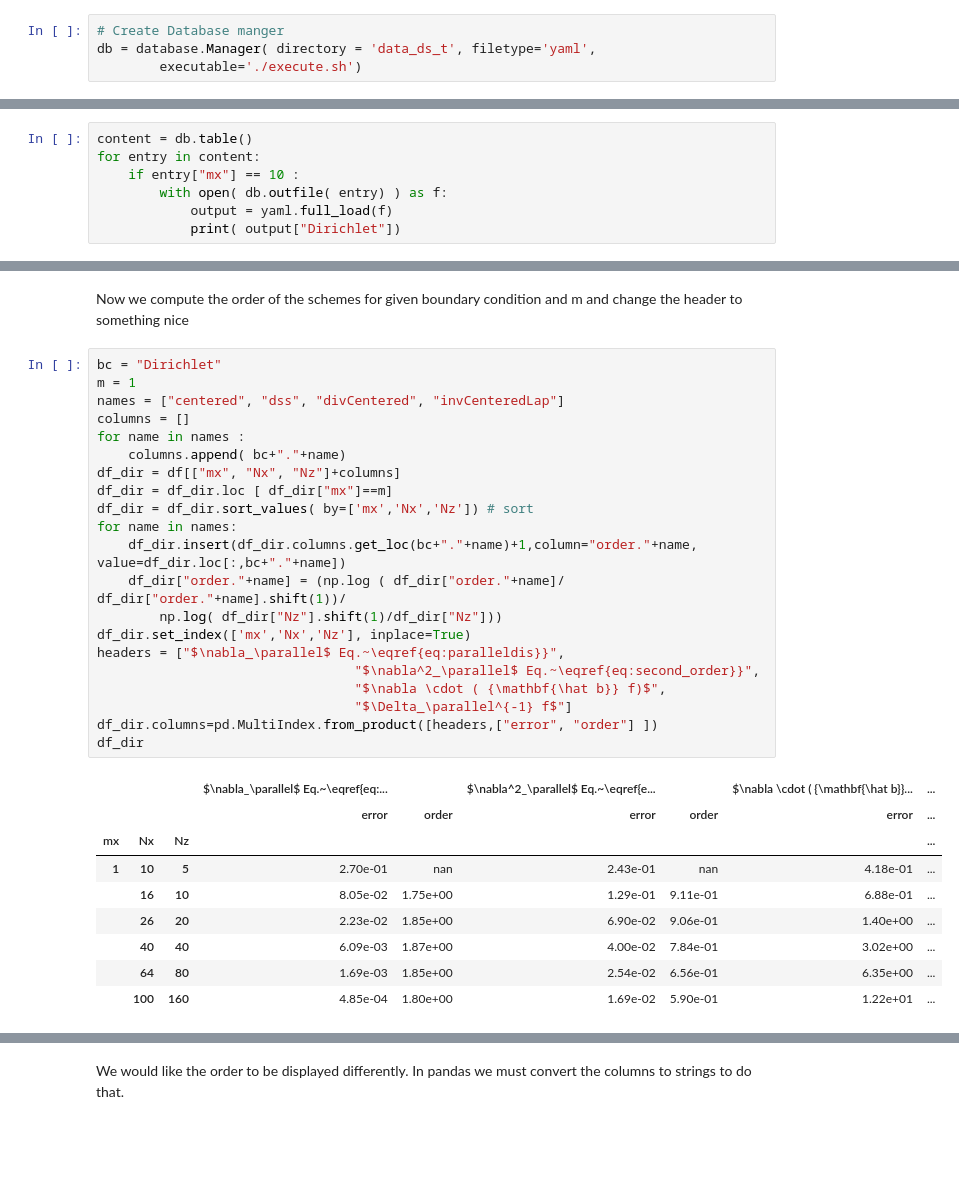
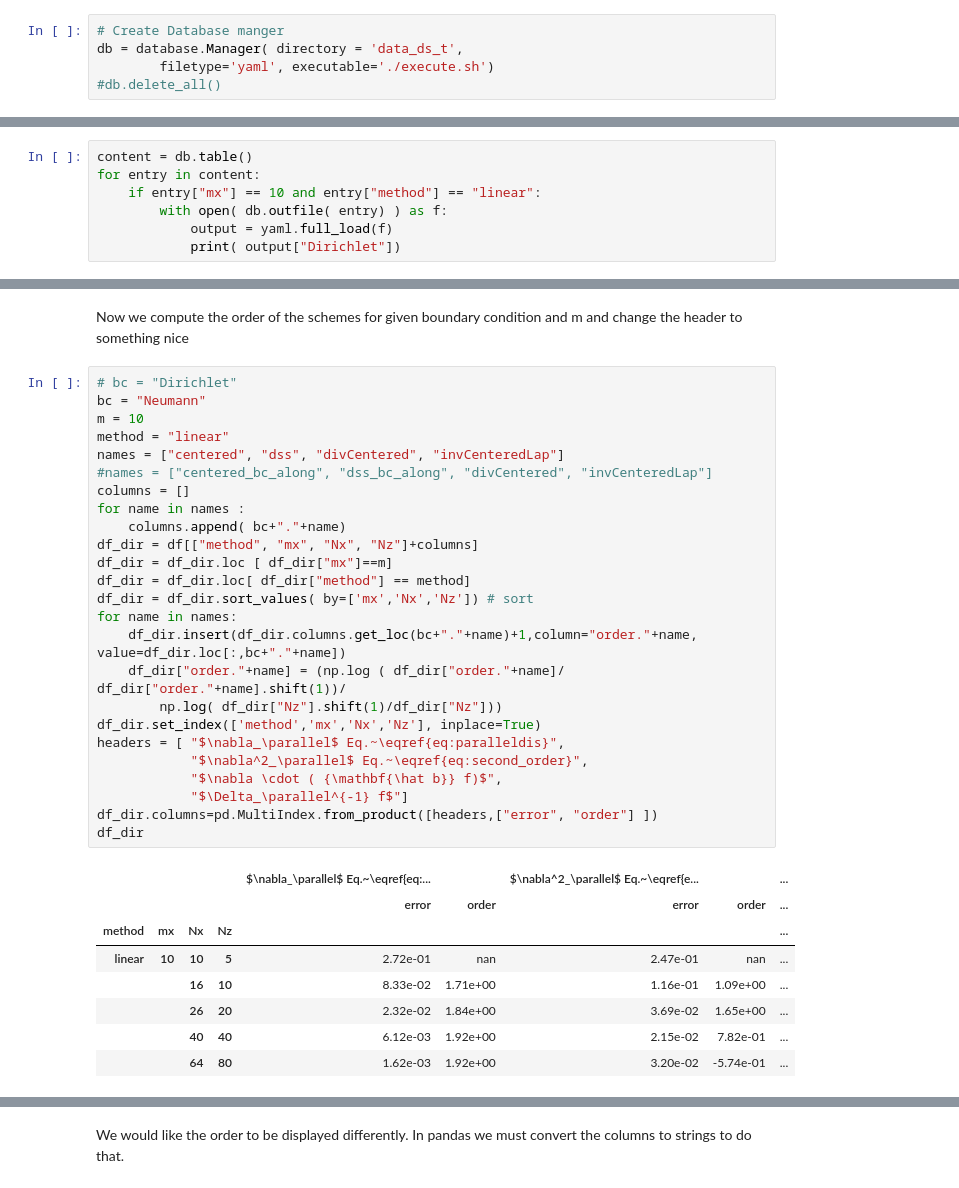
Before and after one commit to mwiesenberger/convergence_ds, a Jupyter notebook: 1ds_t.ipynb, the cells around one changed output, grey strips where cells are left out. Drawn from its saved outputs; the diff is of its cells as text; blank space fills up the shorter version.

```diff
--- a/1ds_t.ipynb
+++ b/1ds_t.ipynb
@@ -10,6 +10,7 @@ import pandas as pd
 pd.set_option('display.float_format', lambda x: '%.2e' % x)
 # %%
 # Create Database manger
-db = database.Manager( directory = 'data_ds_t', filetype='yaml',
-        executable='./execute.sh')
+db = database.Manager( directory = 'data_ds_t',
+        filetype='yaml', executable='./execute.sh')
+#db.delete_all()
 # %%
@@ -25,7 +49,7 @@ for m in support :
 # %%
 content = db.table()
 for entry in content:
-    if entry["mx"] == 10 :
+    if entry["mx"] == 10 and entry["method"] == "linear":
         with open( db.outfile( entry) ) as f:
             output = yaml.full_load(f)
             print( output["Dirichlet"])
@@ -80,33 +111,36 @@ df
 # %% [markdown]
 Now we compute the order of the schemes for given boundary condition and m and change the header to something nice
 # %%
-bc = "Dirichlet"
-m = 1
+# bc = "Dirichlet"
+bc = "Neumann"
+m = 10
+method = "linear"
 names = ["centered", "dss", "divCentered", "invCenteredLap"]
+#names = ["centered_bc_along", "dss_bc_along", "divCentered", "invCenteredLap"]
 columns = []
 for name in names :
     columns.append( bc+"."+name)
-df_dir = df[["mx", "Nx", "Nz"]+columns]
+df_dir = df[["method", "mx", "Nx", "Nz"]+columns]
 df_dir = df_dir.loc [ df_dir["mx"]==m]
+df_dir = df_dir.loc[ df_dir["method"] == method]
 df_dir = df_dir.sort_values( by=['mx','Nx','Nz']) # sort
 for name in names:
     df_dir.insert(df_dir.columns.get_loc(bc+"."+name)+1,column="order."+name, value=df_dir.loc[:,bc+"."+name])
     df_dir["order."+name] = (np.log ( df_dir["order."+name]/ df_dir["order."+name].shift(1))/
         np.log( df_dir["Nz"].shift(1)/df_dir["Nz"]))
-df_dir.set_index(['mx','Nx','Nz'], inplace=True)
-headers = ["$\nabla_\parallel$ Eq.~\eqref{eq:paralleldis}}",
-                                 "$\nabla^2_\parallel$ Eq.~\eqref{eq:second_order}}",
-                                 "$\nabla \cdot ( {\mathbf{\hat b}} f)$",
-                                 "$\Delta_\parallel^{-1} f$"]
+df_dir.set_index(['method','mx','Nx','Nz'], inplace=True)
+headers = [ "$\nabla_\parallel$ Eq.~\eqref{eq:paralleldis}",
+            "$\nabla^2_\parallel$ Eq.~\eqref{eq:second_order}",
+            "$\nabla \cdot ( {\mathbf{\hat b}} f)$",
+            "$\Delta_\parallel^{-1} f$"]
 df_dir.columns=pd.MultiIndex.from_product([headers,["error", "order"] ])
 df_dir
 # %% [output]
-|  |  |  | $\nabla_\parallel$ Eq.~\eqref{eq:... |  | $\nabla^2_\parallel$ Eq.~\eqref{e... |  | $\nabla \cdot ( {\mathbf{\hat b}}... | ... |
-|  |  |  | error | order | error | order | error | ... |
-| mx | Nx | Nz |  |  |  |  |  | ... |
-| 1 | 10 | 5 | 2.70e-01 | nan | 2.43e-01 | nan | 4.18e-01 | ... |
-|  | 16 | 10 | 8.05e-02 | 1.75e+00 | 1.29e-01 | 9.11e-01 | 6.88e-01 | ... |
-|  | 26 | 20 | 2.23e-02 | 1.85e+00 | 6.90e-02 | 9.06e-01 | 1.40e+00 | ... |
-|  | 40 | 40 | 6.09e-03 | 1.87e+00 | 4.00e-02 | 7.84e-01 | 3.02e+00 | ... |
-|  | 64 | 80 | 1.69e-03 | 1.85e+00 | 2.54e-02 | 6.56e-01 | 6.35e+00 | ... |
-|  | 100 | 160 | 4.85e-04 | 1.80e+00 | 1.69e-02 | 5.90e-01 | 1.22e+01 | ... |
+|  |  |  |  | $\nabla_\parallel$ Eq.~\eqref{eq:... |  | $\nabla^2_\parallel$ Eq.~\eqref{e... |  | ... |
+|  |  |  |  | error | order | error | order | ... |
+| method | mx | Nx | Nz |  |  |  |  | ... |
+| linear | 10 | 10 | 5 | 2.72e-01 | nan | 2.47e-01 | nan | ... |
+|  |  | 16 | 10 | 8.33e-02 | 1.71e+00 | 1.16e-01 | 1.09e+00 | ... |
+|  |  | 26 | 20 | 2.32e-02 | 1.84e+00 | 3.69e-02 | 1.65e+00 | ... |
+|  |  | 40 | 40 | 6.12e-03 | 1.92e+00 | 2.15e-02 | 7.82e-01 | ... |
+|  |  | 64 | 80 | 1.62e-03 | 1.92e+00 | 3.20e-02 | -5.74e-01 | ... |
```
Also changed, not shown: parts of 7 cells of this notebook, 2 other files.
